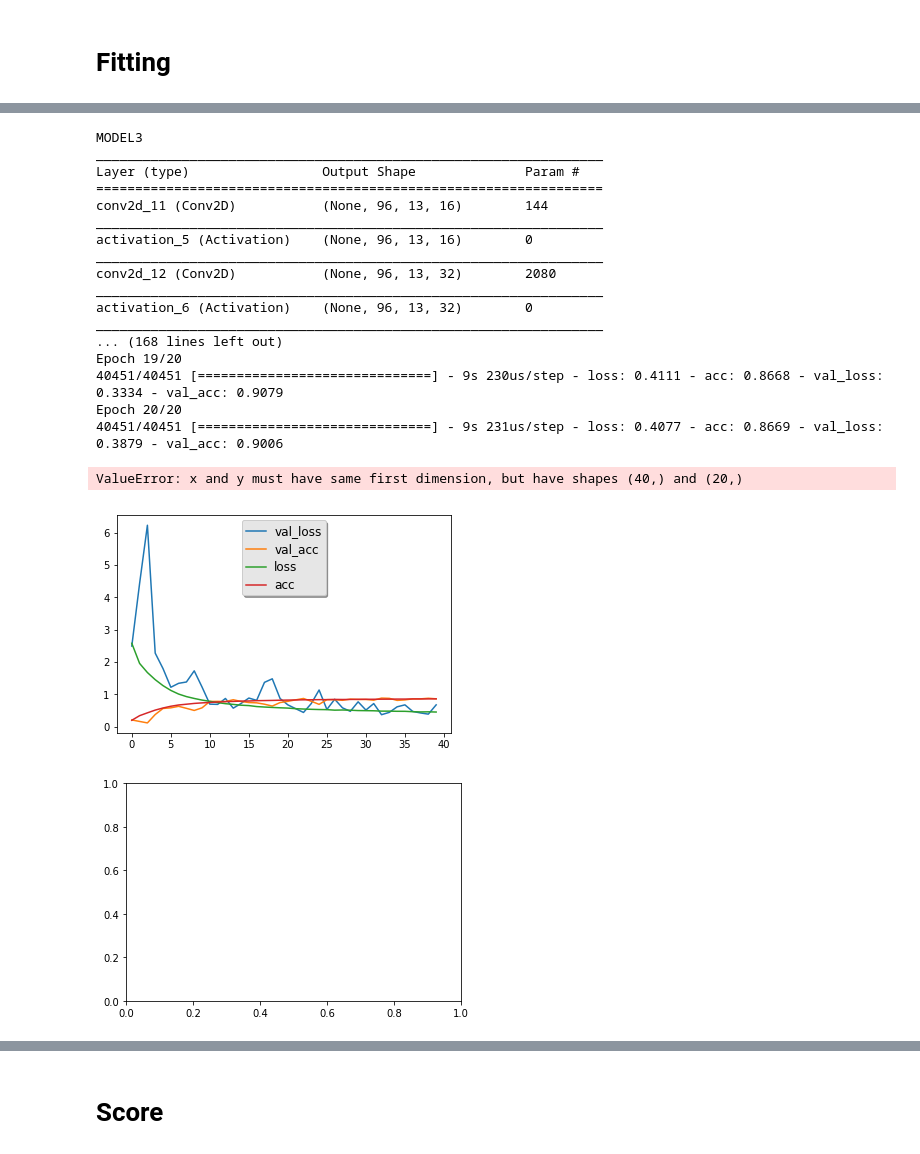
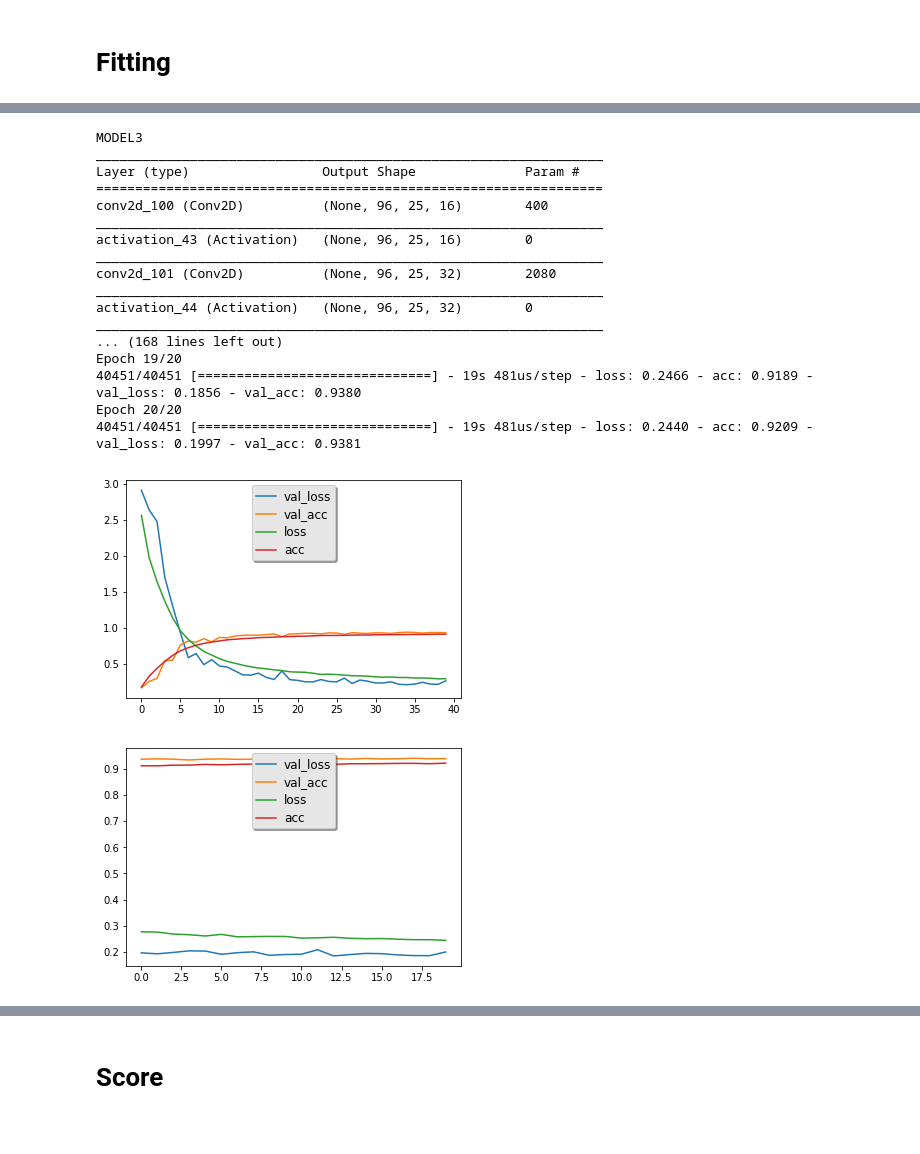
Before and after one commit to mrektor/HDA_speechCommand, a Jupyter notebook: Processing.ipynb, the cells around one changed output, grey strips where cells are left out. Cells and saved outputs as stored; diff of their text form; code cells hidden in the pictures.

```diff
--- a/Processing.ipynb
+++ b/Processing.ipynb
@@ -61,8 +61,8 @@ if choice == 'mfcc':
         values = pickle.load(f)
 
     #name format of the selected data
-    name = 'variables/mfccDict[nC='+str(values[selected][0])+' wL='+str(values[selected][2])+' wS='+str(values[selected][3])+'].pkl'
-
+    #name = 'variables/mfcc_D_DD_Dict[nC='+str(values[selected][0])+' wL='+str(values[selected][2])+' wS='+str(values[selected][3])+'].pkl'
+    name = 'variables/logfiltDict[nF=26 wL=0.025 wS=0.01].pkl'
     #saving in usedDict of the mfcc dict
     with open(name, 'rb') as f:
         usedDict = pickle.load(f)
@@ -79,12 +79,14 @@ Loaded variables/mfccDict[nC=14 wL=0.025 wS=0.01].pkl
 # %% [markdown]
 # Acquiring and scaling data
 # %%
+%%time
 #core words of the dataset
 coreKey = ["yes", "no", "up", "down", "left", "right", "on", "off", "stop", "go", "zero",
            "one", "two", "three", "four", "five", "six", "seven", "eight", "nine"]
 
 #split of the core set
 numbers = ['one', 'two', 'three','four','five','six','seven','eight','nine', "zero"]
+
 words = ["yes", "no", "up", "down", "left", "right", "on", "off", "stop", "go"]
 
 test = ["yes", "up", "down", "left"]#, "right", "on", "off", "stop", "go", "zero",
@@ -106,4 +108,5 @@ x_train, y_train, x_test, y_test, labelList = functions.train_test_creator(
     {k: usedDict[k] for k in usedDict.keys() & used },
     {k: usedDict[k] for k in usedDict.keys() & unknown },
     with_unknown = True,
-    scalerType = 'robust')
+    scalerType = 'robust',
+    depth = 3)
@@ -177,7 +186,7 @@ compiledAdam = cnn.compile(loss="categorical_crossentropy", optimizer='adam', me
 fittedAdam = cnn.fit(x_train, y_train,
                      epochs=epoch,
                      validation_data=(x_test, y_test),
-                     batch_size=round(x_train.shape[0]/100),
+                     batch_size=round(x_train.shape[0]/300),
                      shuffle=True,
                      callbacks = [tbCallBack])
 
@@ -187,7 +196,7 @@ compiledSGD = cnn.compile(loss="categorical_crossentropy", optimizer=sgd, metric
 fittedSGD = cnn.fit(x_train, y_train,
                 epochs=epochSGD,
                 validation_data=(x_test, y_test),
-                batch_size=round(x_train.shape[0]/100),
+                batch_size=round(x_train.shape[0]/300),
                 shuffle=True,
                 callbacks = [tbCallBack])
 
@@ -246,7 +253,7 @@ Wall time: 9min 4s
 # %%
 %%time
 print("\nMODEL3")
-cnn = models.model3(x_train,y_train)
+cnn = models.model3(x_train,y_train, depth = 3)
 
 cnn.summary()
 
@@ -255,7 +262,7 @@ compiledAdam = cnn.compile(loss="categorical_crossentropy", optimizer='adam', me
 fittedAdam = cnn.fit(x_train, y_train,
                      epochs=epoch,
                      validation_data=(x_test, y_test),
-                     batch_size=round(x_train.shape[0]/100),
+                     batch_size=round(x_train.shape[0]/200),
                      shuffle=True,
                      callbacks = [tbCallBack])
 
@@ -265,7 +272,7 @@ compiledSGD = cnn.compile(loss="categorical_crossentropy", optimizer=sgd, metric
 fittedSGD = cnn.fit(x_train, y_train,
                 epochs=epochSGD,
                 validation_data=(x_test, y_test),
-                batch_size=round(x_train.shape[0]/100),
+                batch_size=round(x_train.shape[0]/200),
                 shuffle=True,
                 callbacks = [tbCallBack])
 
@@ -284,39 +291,38 @@ for label in legend.get_lines():
 
 fig, ax = plt.subplots()
 x = range(epochSGD)
 for key in fittedSGD.history:
     ax.plot(x,fittedSGD.history[key],label=key)
 legend = ax.legend(loc='upper center', shadow=True)
 frame = legend.get_frame()
 frame.set_facecolor('0.90')
 for label in legend.get_texts():
     label.set_fontsize('large')
 
 for label in legend.get_lines():
     label.set_linewidth(1.5)  # the legend line width
 
 plt.show()
 
 name = 'cnn3.bak'
 cnn.save(dest_directory + name)
 # %% [output]
 MODEL3
 _________________________________________________________________
 Layer (type)                 Output Shape              Param #
 =================================================================
-conv2d_11 (Conv2D)           (None, 96, 13, 16)        144
+conv2d_100 (Conv2D)          (None, 96, 25, 16)        400
 _________________________________________________________________
-activation_5 (Activation)    (None, 96, 13, 16)        0
+activation_43 (Activation)   (None, 96, 25, 16)        0
 _________________________________________________________________
-conv2d_12 (Conv2D)           (None, 96, 13, 32)        2080
+conv2d_101 (Conv2D)          (None, 96, 25, 32)        2080
 _________________________________________________________________
-activation_6 (Activation)    (None, 96, 13, 32)        0
+activation_44 (Activation)   (None, 96, 25, 32)        0
 _________________________________________________________________
 ... (168 lines left out)
 Epoch 19/20
-40451/40451 [==============================] - 9s 230us/step - loss: 0.4111 - acc: 0.8668 - val_loss: 0.3334 - val_acc: 0.9079
+40451/40451 [==============================] - 19s 481us/step - loss: 0.2466 - acc: 0.9189 - val_loss: 0.1856 - val_acc: 0.9380
 Epoch 20/20
-40451/40451 [==============================] - 9s 231us/step - loss: 0.4077 - acc: 0.8669 - val_loss: 0.3879 - val_acc: 0.9006
+40451/40451 [==============================] - 19s 481us/step - loss: 0.2440 - acc: 0.9209 - val_loss: 0.1997 - val_acc: 0.9381
-ValueError: x and y must have same first dimension, but have shapes (40,) and (20,)
-[figure, old version]
+[figure, new version]
-[figure, old version]
+[figure, new version]
```
Also changed, not shown: parts of 11 cells of this notebook, 3 other files.
